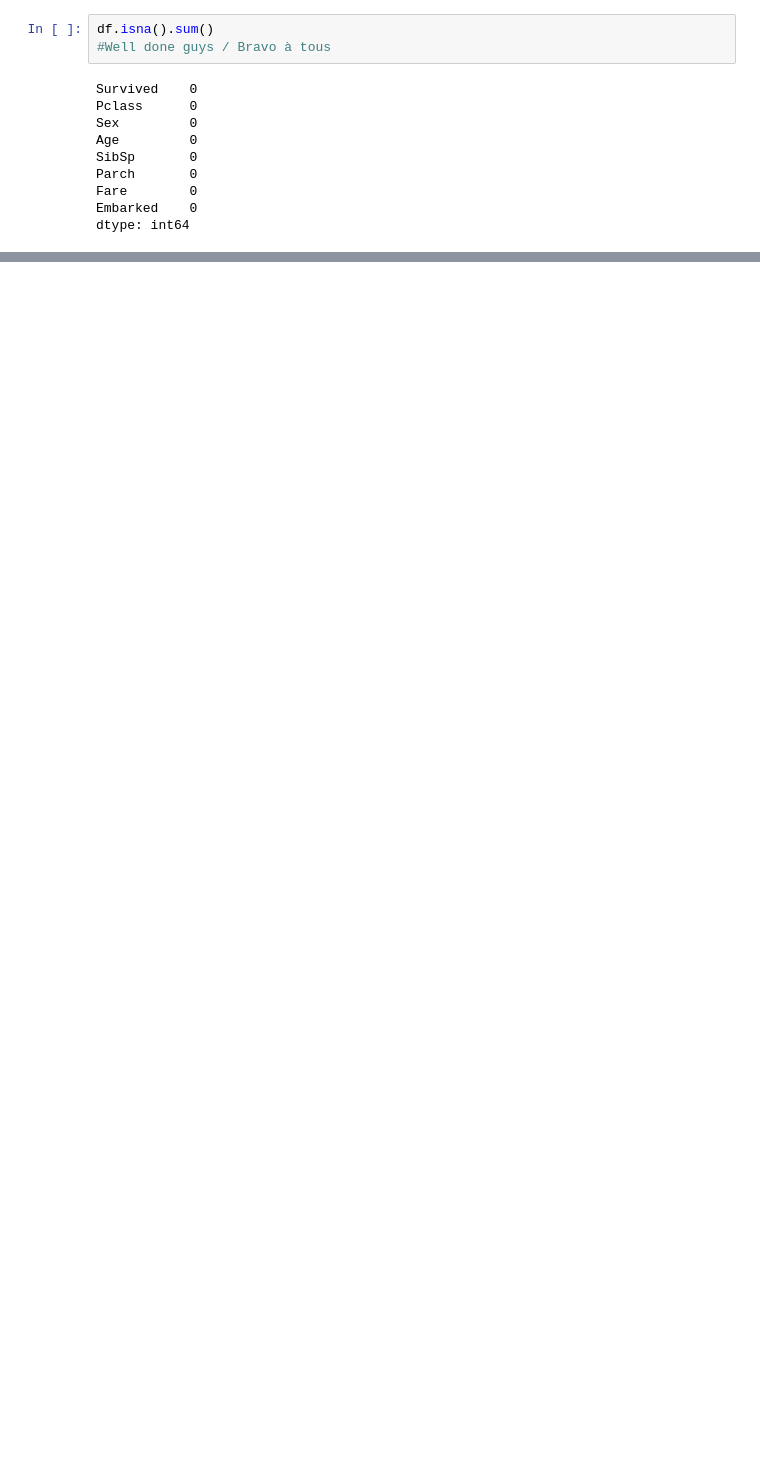
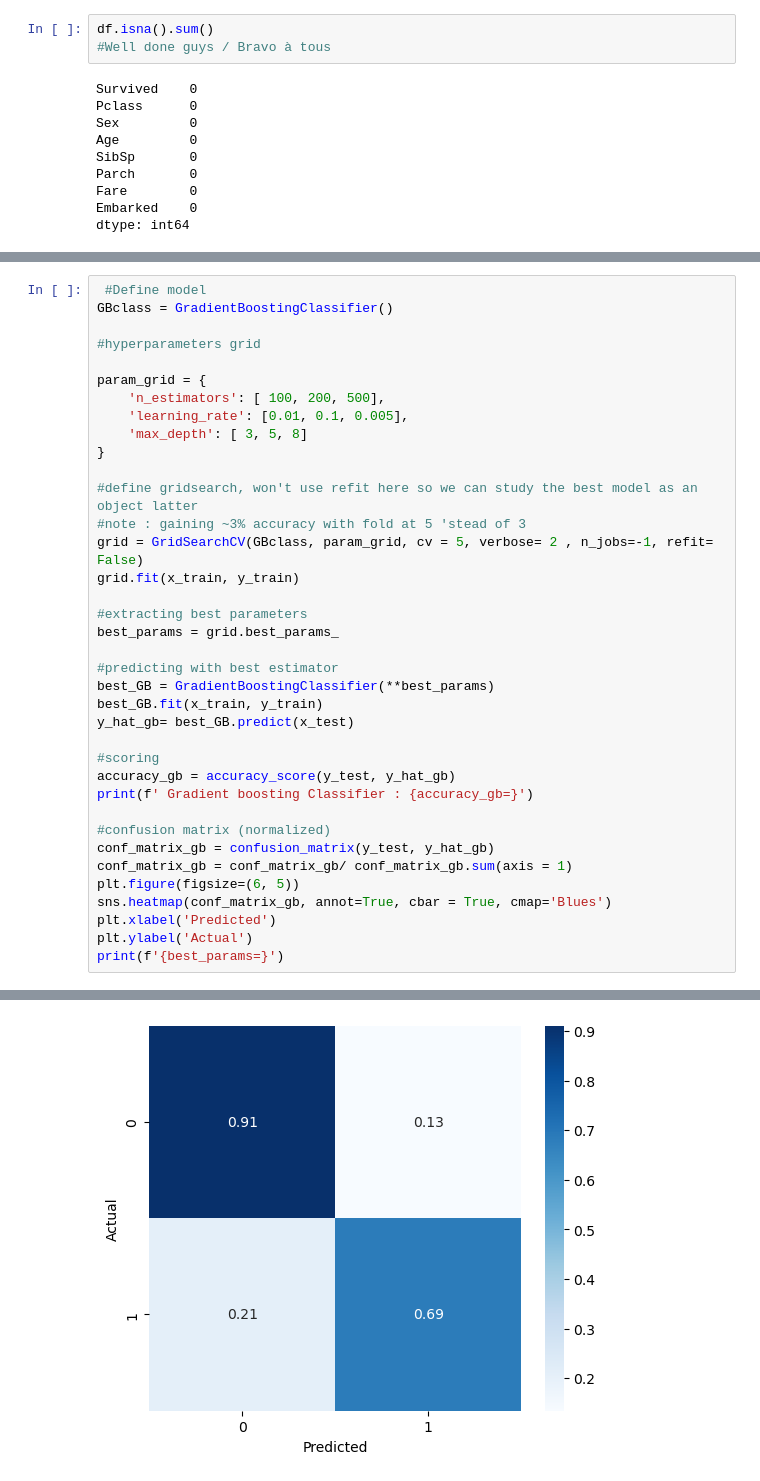
Before and after one commit to Insiares/simplon_datai_2025, a Jupyter notebook: regression_brief/Boosting/Train ML avec titanic.ipynb, the cells around one changed output, grey strips where cells are left out. Cells and saved outputs as stored; diff of their text form; blank space fills up the shorter version.

```diff
--- a/regression_brief/Boosting/Train ML avec titanic.ipynb
+++ b/regression_brief/Boosting/Train ML avec titanic.ipynb
@@ -87,0 +187,38 @@ df
+# %%
+ #Define model
+GBclass = GradientBoostingClassifier()
+
+#hyperparameters grid
+
+param_grid = {
+    'n_estimators': [ 100, 200, 500],
+    'learning_rate': [0.01, 0.1, 0.005],
+    'max_depth': [ 3, 5, 8]
+}
+
+#define gridsearch, won't use refit here so we can study the best model as an object latter
+#note : gaining ~3% accuracy with fold at 5 'stead of 3
+grid = GridSearchCV(GBclass, param_grid, cv = 5, verbose= 2 , n_jobs=-1, refit= False)
+grid.fit(x_train, y_train)
+
+#extracting best parameters
+best_params = grid.best_params_
+
+#predicting with best estimator
+best_GB = GradientBoostingClassifier(**best_params)
+best_GB.fit(x_train, y_train)
+y_hat_gb= best_GB.predict(x_test)
+
+#scoring
+accuracy_gb = accuracy_score(y_test, y_hat_gb)
+print(f' Gradient boosting Classifier : {accuracy_gb=}')
+
+#confusion matrix (normalized)
+conf_matrix_gb = confusion_matrix(y_test, y_hat_gb)
+conf_matrix_gb = conf_matrix_gb/ conf_matrix_gb.sum(axis = 1)
+plt.figure(figsize=(6, 5))
+sns.heatmap(conf_matrix_gb, annot=True, cbar = True, cmap='Blues')
+plt.xlabel('Predicted')
+plt.ylabel('Actual')
+print(f'{best_params=}')
+# %% [output]
@@ -87,0 +228 @@ df
+[figure, added]
```
Also changed, not shown: parts of 17 cells of this notebook, 1 other file.
